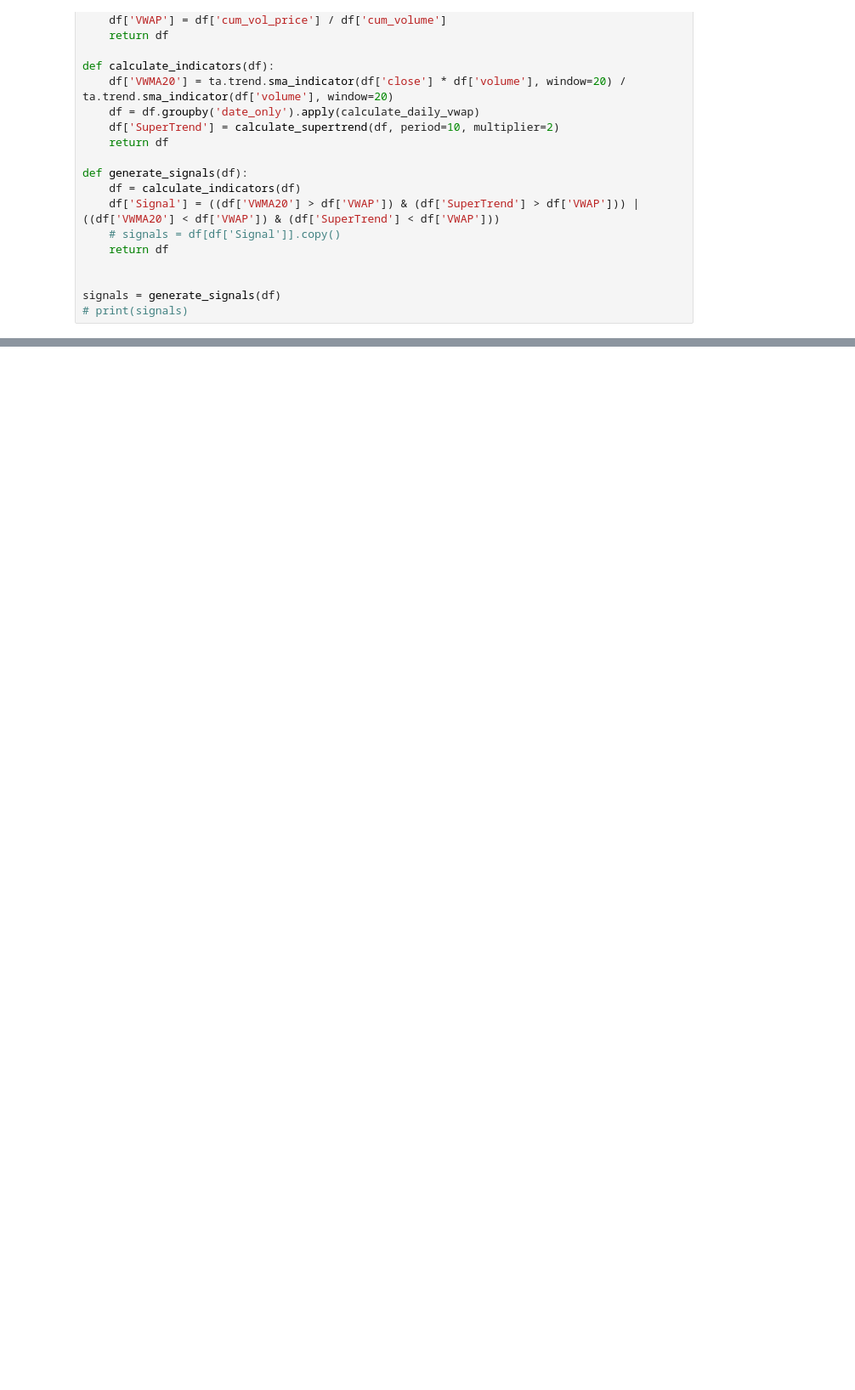
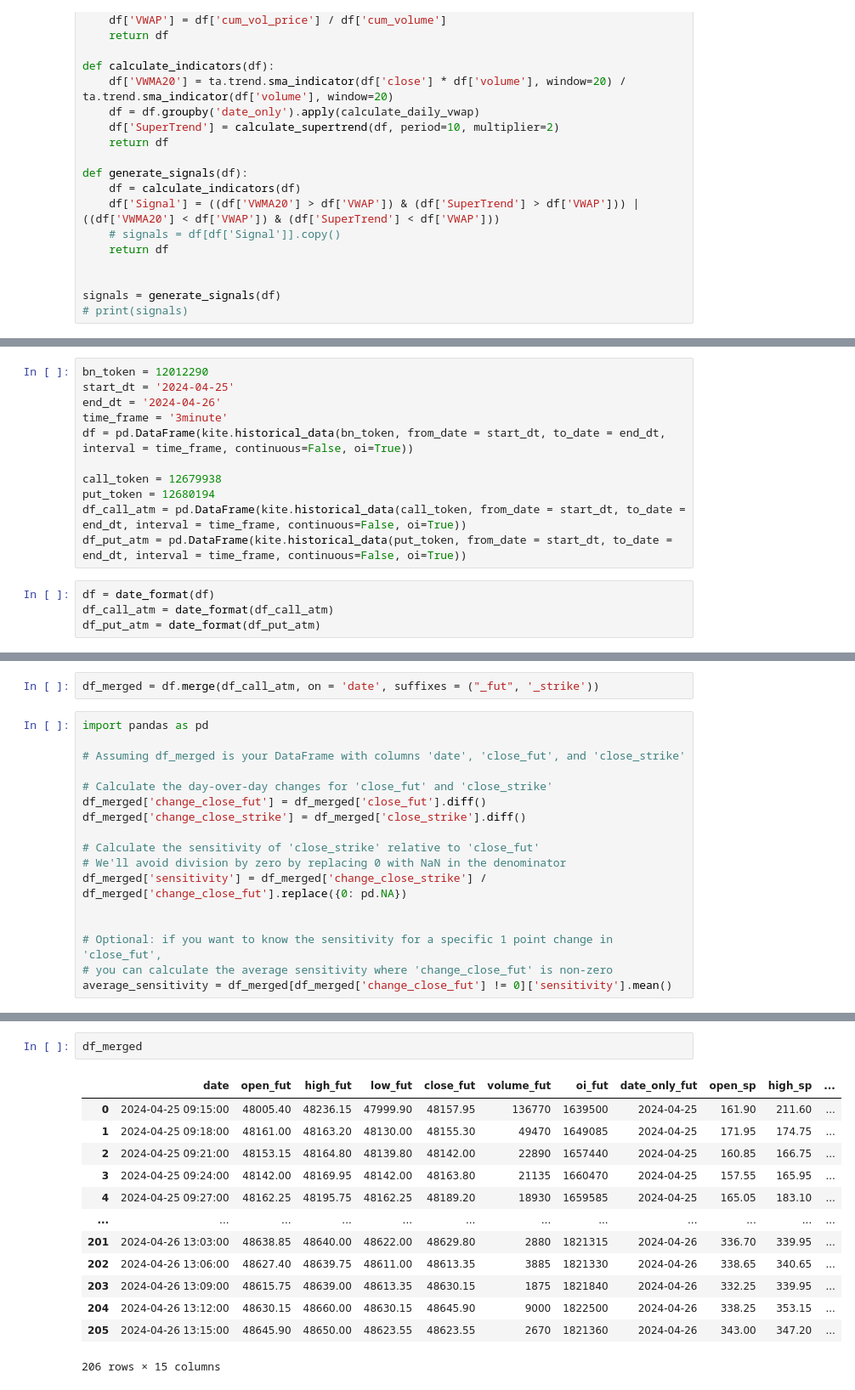
Before and after one commit to Madcodex/stock_automata, a Jupyter notebook: notebook/identify_signals.ipynb, the cells around one changed output, grey strips where cells are left out. Shown: that part at 85% size. Saved outputs shown, nothing was run; the diff lists cells and outputs as text; blank space fills up the shorter version.

```diff
--- a/notebook/identify_signals.ipynb
+++ b/notebook/identify_signals.ipynb
@@ -622,0 +643,15 @@ signals.tail(10)
+# %%
+bn_token = 12012290
+start_dt = '2024-04-25'
+end_dt = '2024-04-26'
+time_frame = '3minute'
+df = pd.DataFrame(kite.historical_data(bn_token, from_date = start_dt, to_date = end_dt, interval = time_frame, continuous=False, oi=True))
+
+call_token = 12679938
+put_token = 12680194
+df_call_atm = pd.DataFrame(kite.historical_data(call_token, from_date = start_dt, to_date = end_dt, interval = time_frame, continuous=False, oi=True))
+df_put_atm = pd.DataFrame(kite.historical_data(put_token, from_date = start_dt, to_date = end_dt, interval = time_frame, continuous=False, oi=True))
+# %%
+df = date_format(df)
+df_call_atm = date_format(df_call_atm)
+df_put_atm = date_format(df_put_atm)
@@ -622,0 +667,19 @@ signals.tail(10)
+# %%
+df_merged = df.merge(df_call_atm, on = 'date', suffixes = ("_fut", '_strike'))
+# %%
+import pandas as pd
+
+# Assuming df_merged is your DataFrame with columns 'date', 'close_fut', and 'close_strike'
+
+# Calculate the day-over-day changes for 'close_fut' and 'close_strike'
+df_merged['change_close_fut'] = df_merged['close_fut'].diff()
+df_merged['change_close_strike'] = df_merged['close_strike'].diff()
+
+# Calculate the sensitivity of 'close_strike' relative to 'close_fut'
+# We'll avoid division by zero by replacing 0 with NaN in the denominator
+df_merged['sensitivity'] = df_merged['change_close_strike'] / df_merged['change_close_fut'].replace({0: pd.NA})
+
+
+# Optional: if you want to know the sensitivity for a specific 1 point change in 'close_fut',
+# you can calculate the average sensitivity where 'change_close_fut' is non-zero
+average_sensitivity = df_merged[df_merged['change_close_fut'] != 0]['sensitivity'].mean()
@@ -622,0 +701,16 @@ signals.tail(10)
+# %%
+df_merged
+# %% [output]
+|  | date | open_fut | high_fut | low_fut | close_fut | volume_fut | oi_fut | date_only_fut | open_sp | high_sp | ... |
+| 0 | 2024-04-25 09:15:00 | 48005.40 | 48236.15 | 47999.90 | 48157.95 | 136770 | 1639500 | 2024-04-25 | 161.90 | 211.60 | ... |
+| 1 | 2024-04-25 09:18:00 | 48161.00 | 48163.20 | 48130.00 | 48155.30 | 49470 | 1649085 | 2024-04-25 | 171.95 | 174.75 | ... |
+| 2 | 2024-04-25 09:21:00 | 48153.15 | 48164.80 | 48139.80 | 48142.00 | 22890 | 1657440 | 2024-04-25 | 160.85 | 166.75 | ... |
+| 3 | 2024-04-25 09:24:00 | 48142.00 | 48169.95 | 48142.00 | 48163.80 | 21135 | 1660470 | 2024-04-25 | 157.55 | 165.95 | ... |
+| 4 | 2024-04-25 09:27:00 | 48162.25 | 48195.75 | 48162.25 | 48189.20 | 18930 | 1659585 | 2024-04-25 | 165.05 | 183.10 | ... |
+| ... | ... | ... | ... | ... | ... | ... | ... | ... | ... | ... | ... |
+| 201 | 2024-04-26 13:03:00 | 48638.85 | 48640.00 | 48622.00 | 48629.80 | 2880 | 1821315 | 2024-04-26 | 336.70 | 339.95 | ... |
+| 202 | 2024-04-26 13:06:00 | 48627.40 | 48639.75 | 48611.00 | 48613.35 | 3885 | 1821330 | 2024-04-26 | 338.65 | 340.65 | ... |
+| 203 | 2024-04-26 13:09:00 | 48615.75 | 48639.00 | 48613.35 | 48630.15 | 1875 | 1821840 | 2024-04-26 | 332.25 | 339.95 | ... |
+| 204 | 2024-04-26 13:12:00 | 48630.15 | 48660.00 | 48630.15 | 48645.90 | 9000 | 1822500 | 2024-04-26 | 338.25 | 353.15 | ... |
+| 205 | 2024-04-26 13:15:00 | 48645.90 | 48650.00 | 48623.55 | 48623.55 | 2670 | 1821360 | 2024-04-26 | 343.00 | 347.20 | ... |
+206 rows × 15 columns
```
Also changed, not shown: parts of 37 cells of this notebook, 18 other files.
